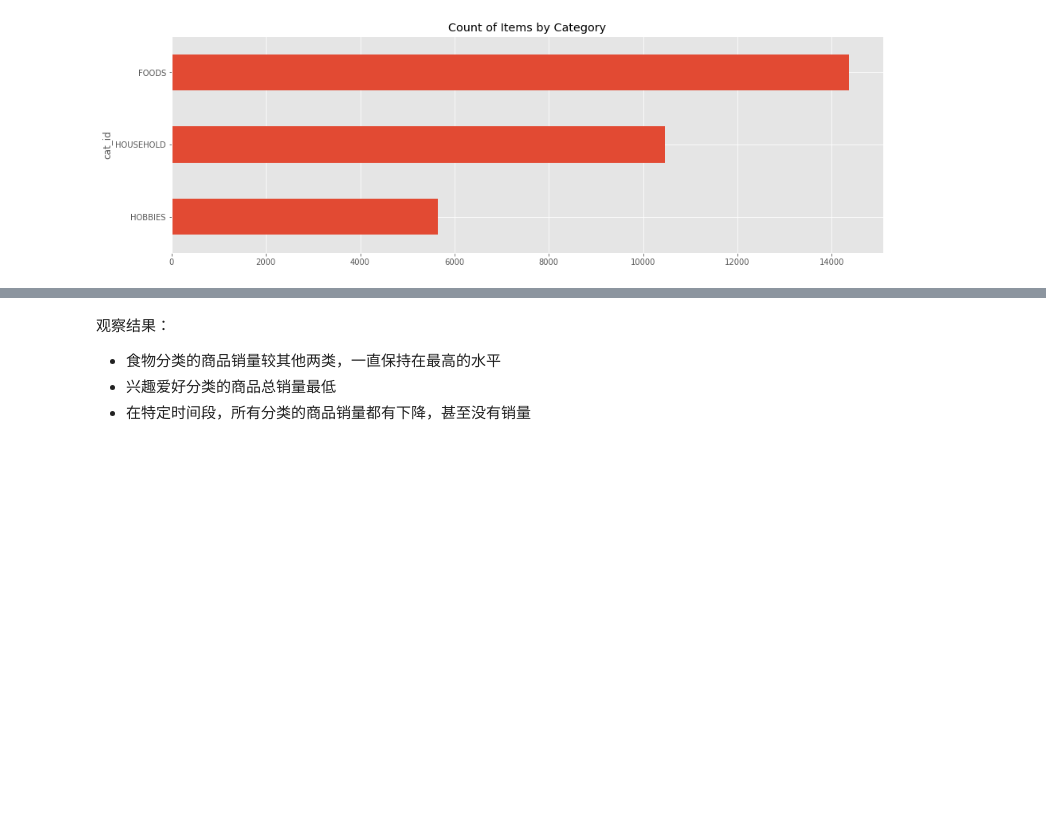
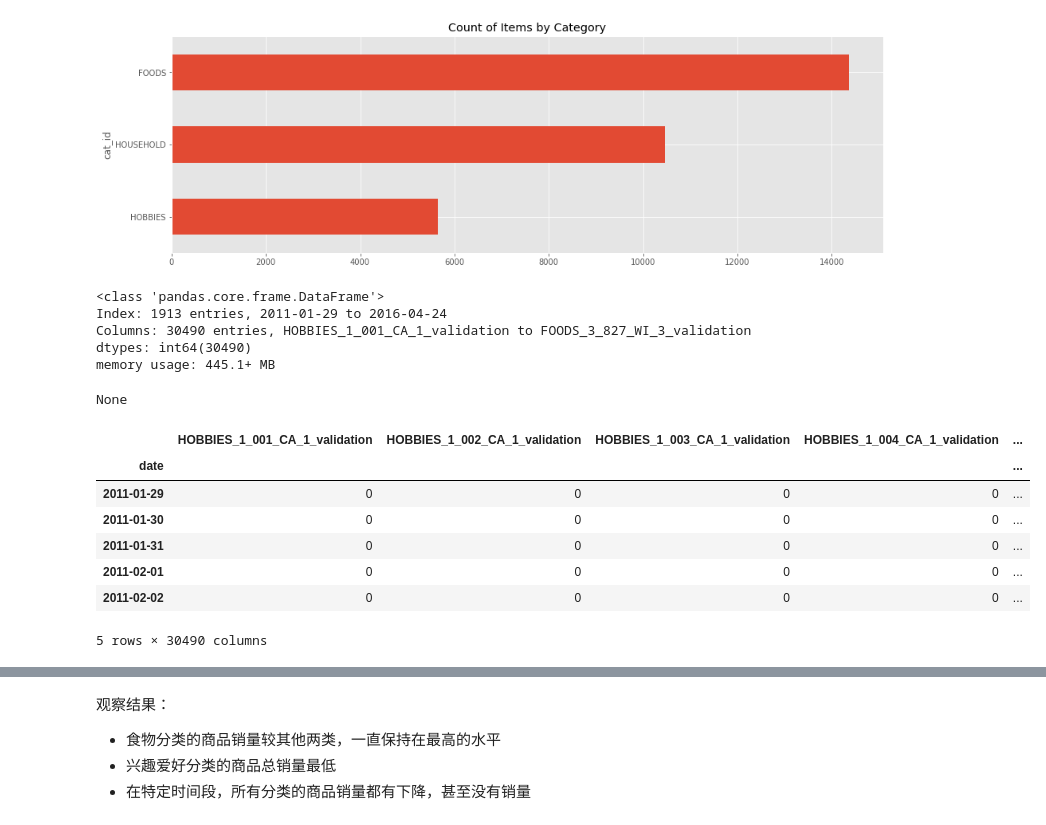
Before and after one commit to Zhu-Haikun/Kaggle-M5-Forecasting-Accuracy, a Jupyter notebook: M5-Competitors.ipynb, the cells around one changed output, grey strips where cells are left out. Saved outputs shown, nothing was run; the diff lists cells and outputs as text; code cells hidden in the pictures; blank space fills up the shorter version.

```diff
--- a/M5-Competitors.ipynb
+++ b/M5-Competitors.ipynb
@@ -250,6 +252,23 @@ category_sales = sale_data.set_index('id')[day_cols] \
            right_index=True,
             validate='1:1') \
     .set_index('date')
+# %%
+display(category_sales.info(), category_sales.head())
+# %% [output]
+<class 'pandas.core.frame.DataFrame'>
+Index: 1913 entries, 2011-01-29 to 2016-04-24
+Columns: 30490 entries, HOBBIES_1_001_CA_1_validation to FOODS_3_827_WI_3_validation
+dtypes: int64(30490)
+memory usage: 445.1+ MB
+None
+|  | HOBBIES_1_001_CA_1_validation | HOBBIES_1_002_CA_1_validation | HOBBIES_1_003_CA_1_validation | HOBBIES_1_004_CA_1_validation | ... |
+| date |  |  |  |  | ... |
+| 2011-01-29 | 0 | 0 | 0 | 0 | ... |
+| 2011-01-30 | 0 | 0 | 0 | 0 | ... |
+| 2011-01-31 | 0 | 0 | 0 | 0 | ... |
+| 2011-02-01 | 0 | 0 | 0 | 0 | ... |
+| 2011-02-02 | 0 | 0 | 0 | 0 | ... |
+5 rows × 30490 columns
 # %%
 for i in sale_data['cat_id'].unique():
     items_col = [a for a in category_sales.columns if i in a]
```
Also changed, not shown: parts of 17 cells of this notebook.
